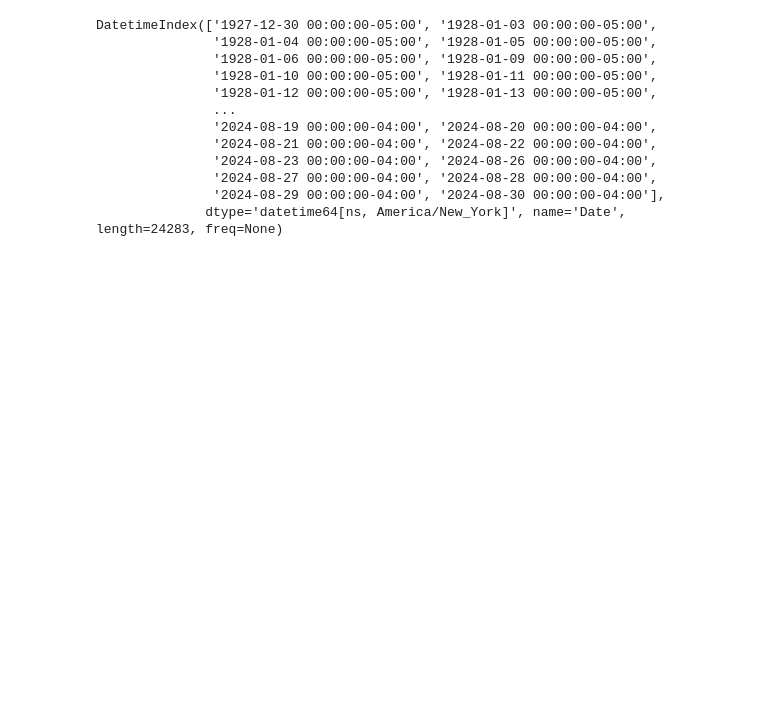
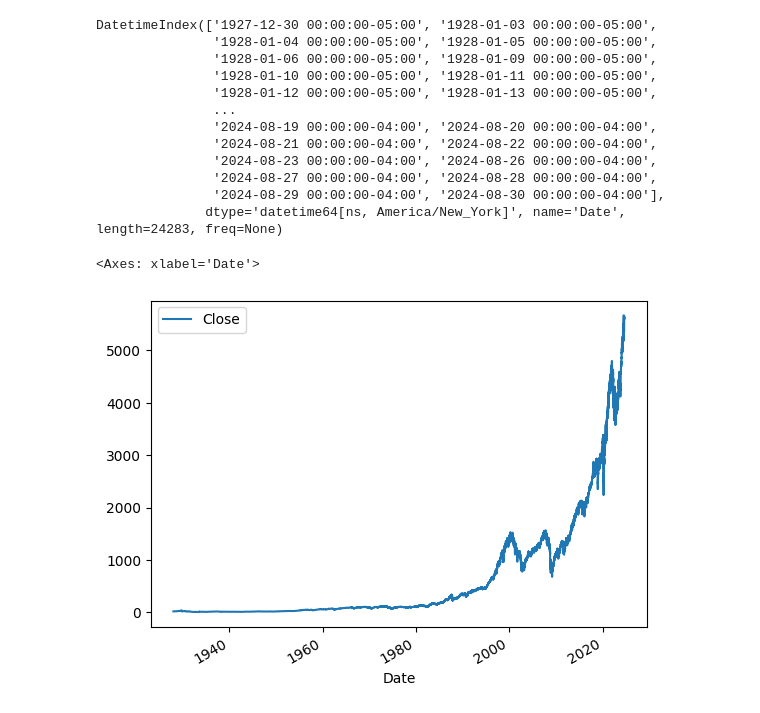
Before and after one commit to Nazaboy/StockMarketPredictor, a Jupyter notebook: StockMarketPredictor.ipynb, the cells around one changed output. Cells and saved outputs as stored; diff of their text form; code cells hidden in the pictures; blank space fills up the shorter version.

```diff
--- a/StockMarketPredictor.ipynb
+++ b/StockMarketPredictor.ipynb
@@ -43,3 +43,8 @@ DatetimeIndex(['1927-12-30 00:00:00-05:00', '1928-01-03 00:00:00-05:00',
                '2024-08-27 00:00:00-04:00', '2024-08-28 00:00:00-04:00',
                '2024-08-29 00:00:00-04:00', '2024-08-30 00:00:00-04:00'],
               dtype='datetime64[ns, America/New_York]', name='Date', length=24283, freq=None)
+# %%
+sp500.plot.line(y="Close", use_index=True)
+# %% [output]
+<Axes: xlabel='Date'>
+[figure, added]
```
Also changed, not shown: parts of 7 cells of this notebook.
